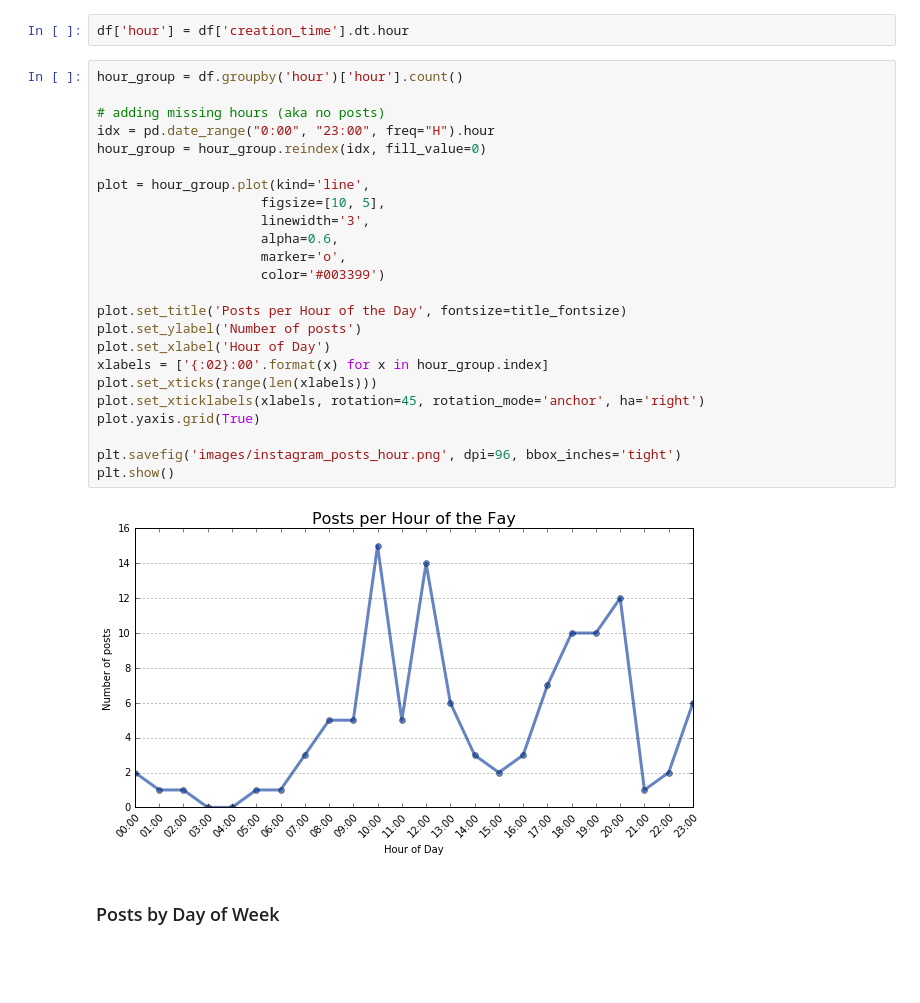
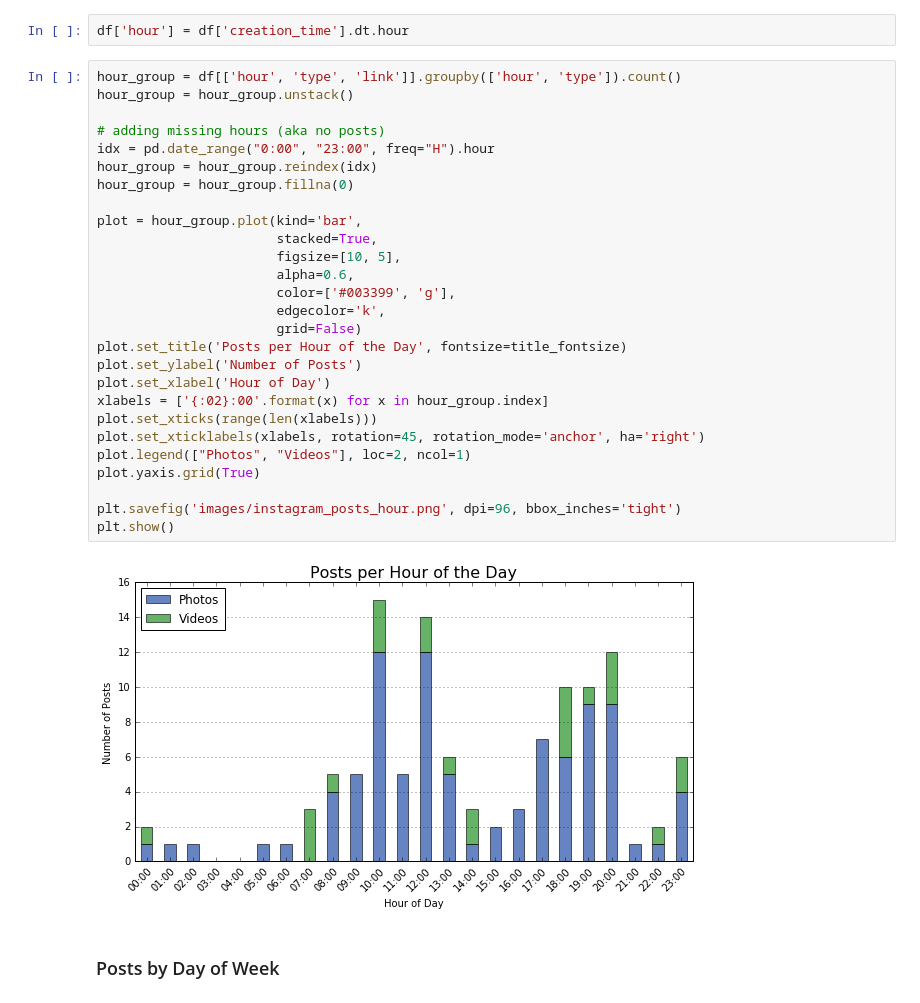
Before and after one commit to kahlamari/data-visualization, a Jupyter notebook: Instagram Data Visualization.ipynb, the cells around one changed output. Cells and saved outputs as stored; diff of their text form; blank space fills up the shorter version.

Commit message:
Changed Hour of Day Chart to a stacked bar chart

```diff
--- a/Instagram Data Visualization.ipynb
+++ b/Instagram Data Visualization.ipynb
@@ -112,31 +112,34 @@ df.to_csv(csv_file, index=False, encoding='utf-8')
 # %%
 df['hour'] = df['creation_time'].dt.hour
 # %%
-hour_group = df.groupby('hour')['hour'].count()
+hour_group = df[['hour', 'type', 'link']].groupby(['hour', 'type']).count()
+hour_group = hour_group.unstack()
 
 # adding missing hours (aka no posts)
 idx = pd.date_range("0:00", "23:00", freq="H").hour
-hour_group = hour_group.reindex(idx, fill_value=0)
+hour_group = hour_group.reindex(idx)
+hour_group = hour_group.fillna(0)
 
-plot = hour_group.plot(kind='line',
-                     figsize=[10, 5],
-                     linewidth='3',
-                     alpha=0.6,
-                     marker='o',
-                     color='#003399')
-
+plot = hour_group.plot(kind='bar',
+                       stacked=True,
+                       figsize=[10, 5],
+                       alpha=0.6,
+                       color=['#003399', 'g'],
+                       edgecolor='k',
+                       grid=False)
 plot.set_title('Posts per Hour of the Day', fontsize=title_fontsize)
-plot.set_ylabel('Number of posts')
+plot.set_ylabel('Number of Posts')
 plot.set_xlabel('Hour of Day')
 xlabels = ['{:02}:00'.format(x) for x in hour_group.index]
 plot.set_xticks(range(len(xlabels)))
 plot.set_xticklabels(xlabels, rotation=45, rotation_mode='anchor', ha='right')
+plot.legend(["Photos", "Videos"], loc=2, ncol=1)
 plot.yaxis.grid(True)
 
 plt.savefig('images/instagram_posts_hour.png', dpi=96, bbox_inches='tight')
 plt.show()
 # %% [output]
-[figure, old version]
+[figure, new version]
 # %% [markdown]
 ### Posts by Day of Week
 # %%
```
Also changed, not shown: 1 other file.
